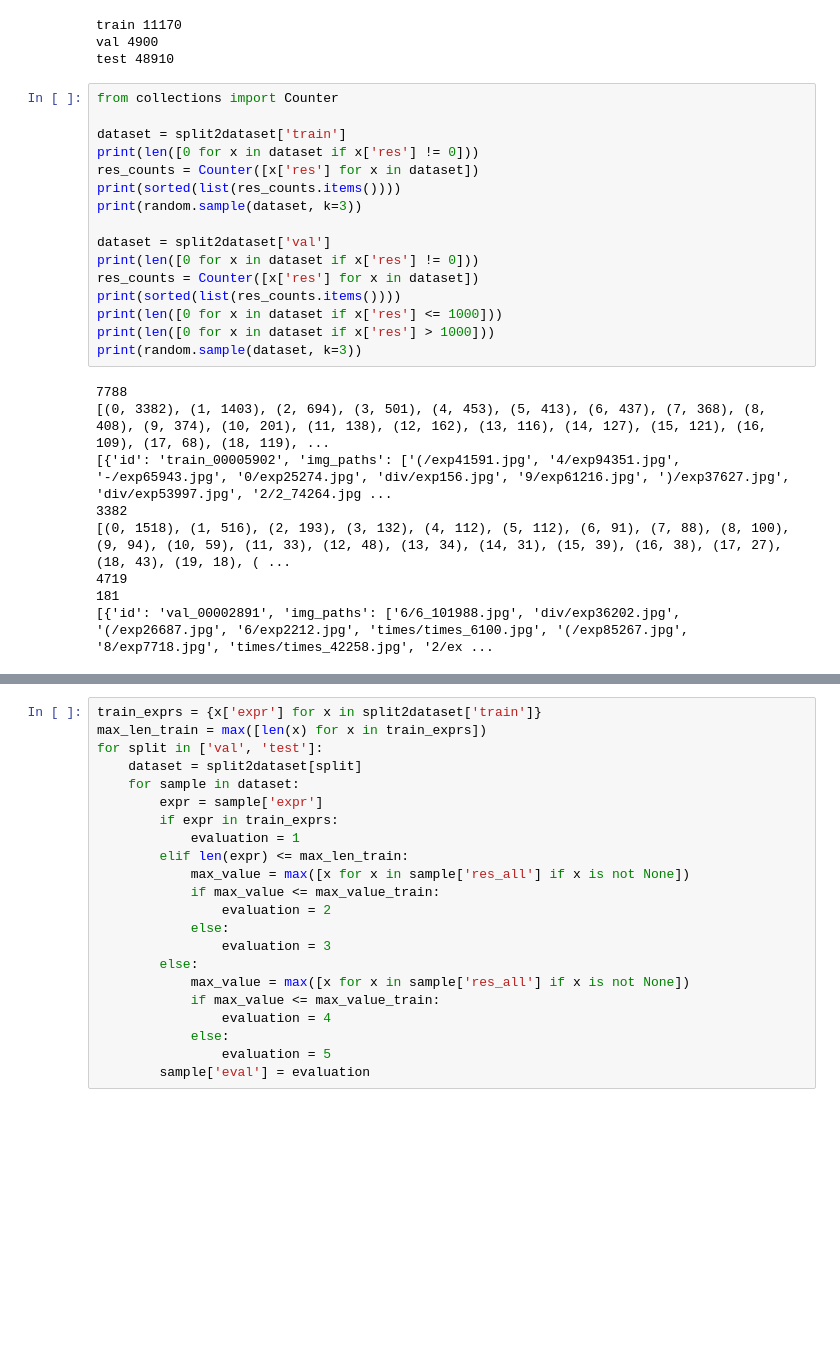
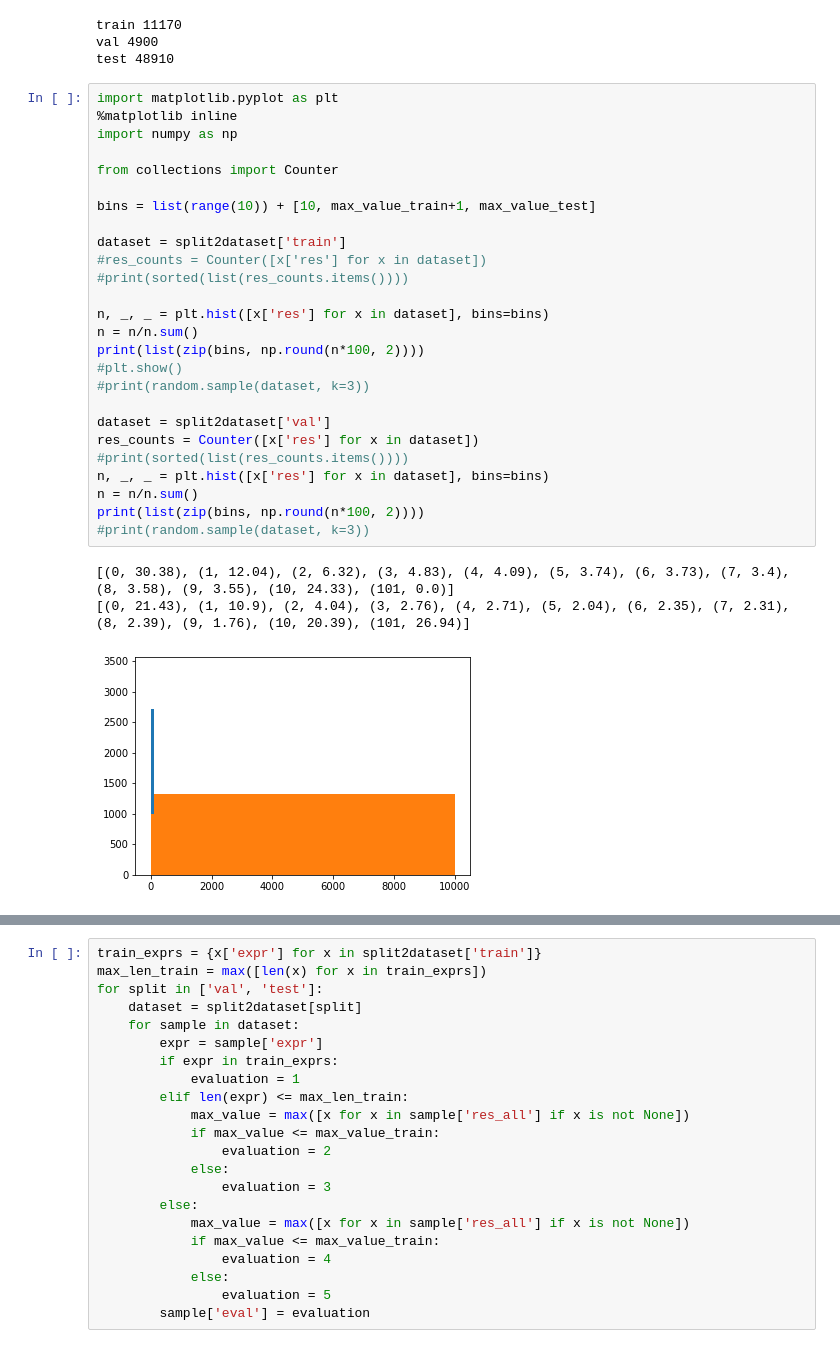
Before and after one commit to liqing-ustc/ANS, a Jupyter notebook: data/expr_generation.ipynb, the cells around one changed output, grey strips where cells are left out. Saved outputs shown, nothing was run; the diff lists cells and outputs as text; blank space fills up the shorter version.

```diff
--- a/data/expr_generation.ipynb
+++ b/data/expr_generation.ipynb
@@ -436,30 +426,35 @@ train 11170
 val 4900
 test 48910
 # %%
+import matplotlib.pyplot as plt
+%matplotlib inline
+import numpy as np
+
 from collections import Counter
 
+bins = list(range(10)) + [10, max_value_train+1, max_value_test]
+
 dataset = split2dataset['train']
-print(len([0 for x in dataset if x['res'] != 0]))
-res_counts = Counter([x['res'] for x in dataset])
-print(sorted(list(res_counts.items())))
-print(random.sample(dataset, k=3))
+#res_counts = Counter([x['res'] for x in dataset])
+#print(sorted(list(res_counts.items())))
+
+n, _, _ = plt.hist([x['res'] for x in dataset], bins=bins)
+n = n/n.sum()
+print(list(zip(bins, np.round(n*100, 2))))
+#plt.show()
+#print(random.sample(dataset, k=3))
 
 dataset = split2dataset['val']
-print(len([0 for x in dataset if x['res'] != 0]))
 res_counts = Counter([x['res'] for x in dataset])
-print(sorted(list(res_counts.items())))
-print(len([0 for x in dataset if x['res'] <= 1000]))
-print(len([0 for x in dataset if x['res'] > 1000]))
-print(random.sample(dataset, k=3))
+#print(sorted(list(res_counts.items())))
+n, _, _ = plt.hist([x['res'] for x in dataset], bins=bins)
+n = n/n.sum()
+print(list(zip(bins, np.round(n*100, 2))))
+#print(random.sample(dataset, k=3))
 # %% [output]
-7788
-[(0, 3382), (1, 1403), (2, 694), (3, 501), (4, 453), (5, 413), (6, 437), (7, 368), (8, 408), (9, 374), (10, 201), (11, 138), (12, 162), (13, 116), (14, 127), (15, 121), (16, 109), (17, 68), (18, 119), ...
-[{'id': 'train_00005902', 'img_paths': ['(/exp41591.jpg', '4/exp94351.jpg', '-/exp65943.jpg', '0/exp25274.jpg', 'div/exp156.jpg', '9/exp61216.jpg', ')/exp37627.jpg', 'div/exp53997.jpg', '2/2_74264.jpg ...
-3382
-[(0, 1518), (1, 516), (2, 193), (3, 132), (4, 112), (5, 112), (6, 91), (7, 88), (8, 100), (9, 94), (10, 59), (11, 33), (12, 48), (13, 34), (14, 31), (15, 39), (16, 38), (17, 27), (18, 43), (19, 18), ( ...
-4719
-181
-[{'id': 'val_00002891', 'img_paths': ['6/6_101988.jpg', 'div/exp36202.jpg', '(/exp26687.jpg', '6/exp2212.jpg', 'times/times_6100.jpg', '(/exp85267.jpg', '8/exp7718.jpg', 'times/times_42258.jpg', '2/ex ...
+[(0, 30.38), (1, 12.04), (2, 6.32), (3, 4.83), (4, 4.09), (5, 3.74), (6, 3.73), (7, 3.4), (8, 3.58), (9, 3.55), (10, 24.33), (101, 0.0)]
+[(0, 21.43), (1, 10.9), (2, 4.04), (3, 2.76), (4, 2.71), (5, 2.04), (6, 2.35), (7, 2.31), (8, 2.39), (9, 1.76), (10, 20.39), (101, 26.94)]
+[figure, added]
 # %%
 # Visualize data
 import numpy as np
```
Also changed, not shown: parts of 9 cells of this notebook.
